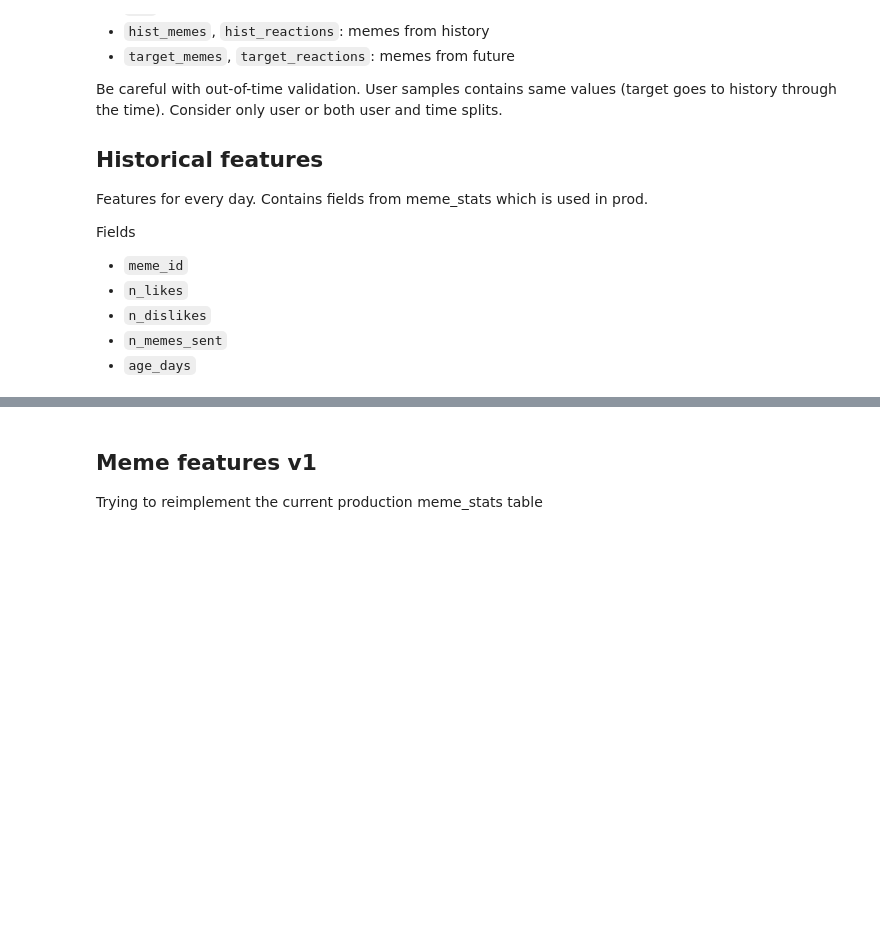
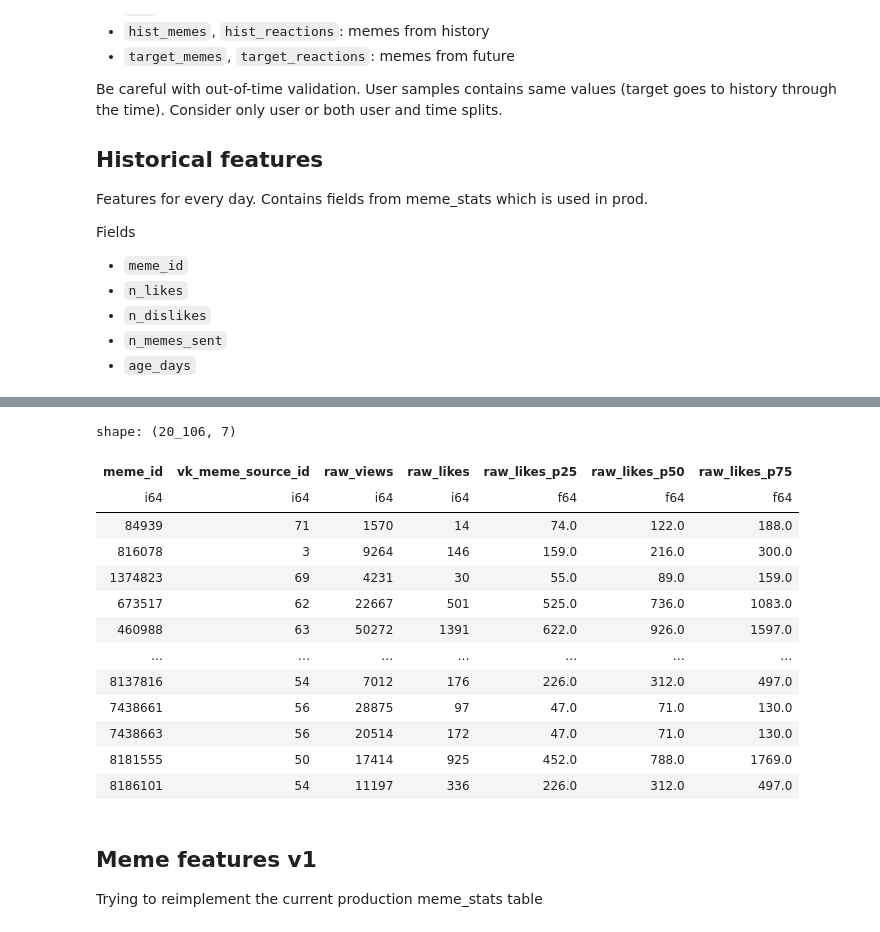
Before and after one commit to ffmemes/ff-research, a Jupyter notebook: 2405_cold_start_baselines/Cold Start Dataset Preparation.ipynb, the cells around one changed output, grey strips where cells are left out. Cells and saved outputs as stored; diff of their text form; code cells hidden in the pictures; blank space fills up the shorter version.

```diff
--- a/2405_cold_start_baselines/Cold Start Dataset Preparation.ipynb
+++ b/2405_cold_start_baselines/Cold Start Dataset Preparation.ipynb
@@ -54 +43,7 @@ user_proc_df = (
+# %%
+user_meme_df = pl.read_parquet('user_meme_reaction.pq')
+user_df = pl.read_parquet('user.pq')
+meme_df = pl.read_parquet('meme.pq').filter(pl.col('status').is_in(['ok', 'published']))
+meme_source_df = pl.read_parquet('meme_source.pq')
+meme_raw_vk_df = pl.read_parquet('meme_raw_vk.pq')
 # %%
@@ -141,0 +159,15 @@ coldstart_dataset_df.write_parquet('coldstart_dataset.pq')
+# %%
+vk_stats_df = (
+    meme_raw_vk_df
+    .select(pl.col('id').alias('raw_meme_id'), 'views', 'likes', 'meme_source_id')
+    .join(meme_source_df.select(pl.col('id').alias('meme_source_id'), 'url'), on='meme_source_id')
+    .group_by('meme_source_id', 'url')
+    .agg(
+        pl.count().alias('n_memes'),
+        pl.quantile('likes', 0.25).alias('raw_likes_p25'),
+        pl.quantile('likes', 0.50).alias('raw_likes_p50'),
+        pl.quantile('likes', 0.75).alias('raw_likes_p75'),
+    )
+    .sort('n_memes', descending=True)
+)
+vk_stats_df
@@ -141,0 +199,17 @@ coldstart_dataset_df.write_parquet('coldstart_dataset.pq')
+# %%
+vk_meme_stats_df
+# %% [output]
+shape: (20_106, 7)
+| meme_id | vk_meme_source_id | raw_views | raw_likes | raw_likes_p25 | raw_likes_p50 | raw_likes_p75 |
+| i64 | i64 | i64 | i64 | f64 | f64 | f64 |
+| 84939 | 71 | 1570 | 14 | 74.0 | 122.0 | 188.0 |
+| 816078 | 3 | 9264 | 146 | 159.0 | 216.0 | 300.0 |
+| 1374823 | 69 | 4231 | 30 | 55.0 | 89.0 | 159.0 |
+| 673517 | 62 | 22667 | 501 | 525.0 | 736.0 | 1083.0 |
+| 460988 | 63 | 50272 | 1391 | 622.0 | 926.0 | 1597.0 |
+| … | … | … | … | … | … | … |
+| 8137816 | 54 | 7012 | 176 | 226.0 | 312.0 | 497.0 |
+| 7438661 | 56 | 28875 | 97 | 47.0 | 71.0 | 130.0 |
+| 7438663 | 56 | 20514 | 172 | 47.0 | 71.0 | 130.0 |
+| 8181555 | 50 | 17414 | 925 | 452.0 | 788.0 | 1769.0 |
+| 8186101 | 54 | 11197 | 336 | 226.0 | 312.0 | 497.0 |
```
Also changed, not shown: parts of 34 cells of this notebook, 5 other files.
